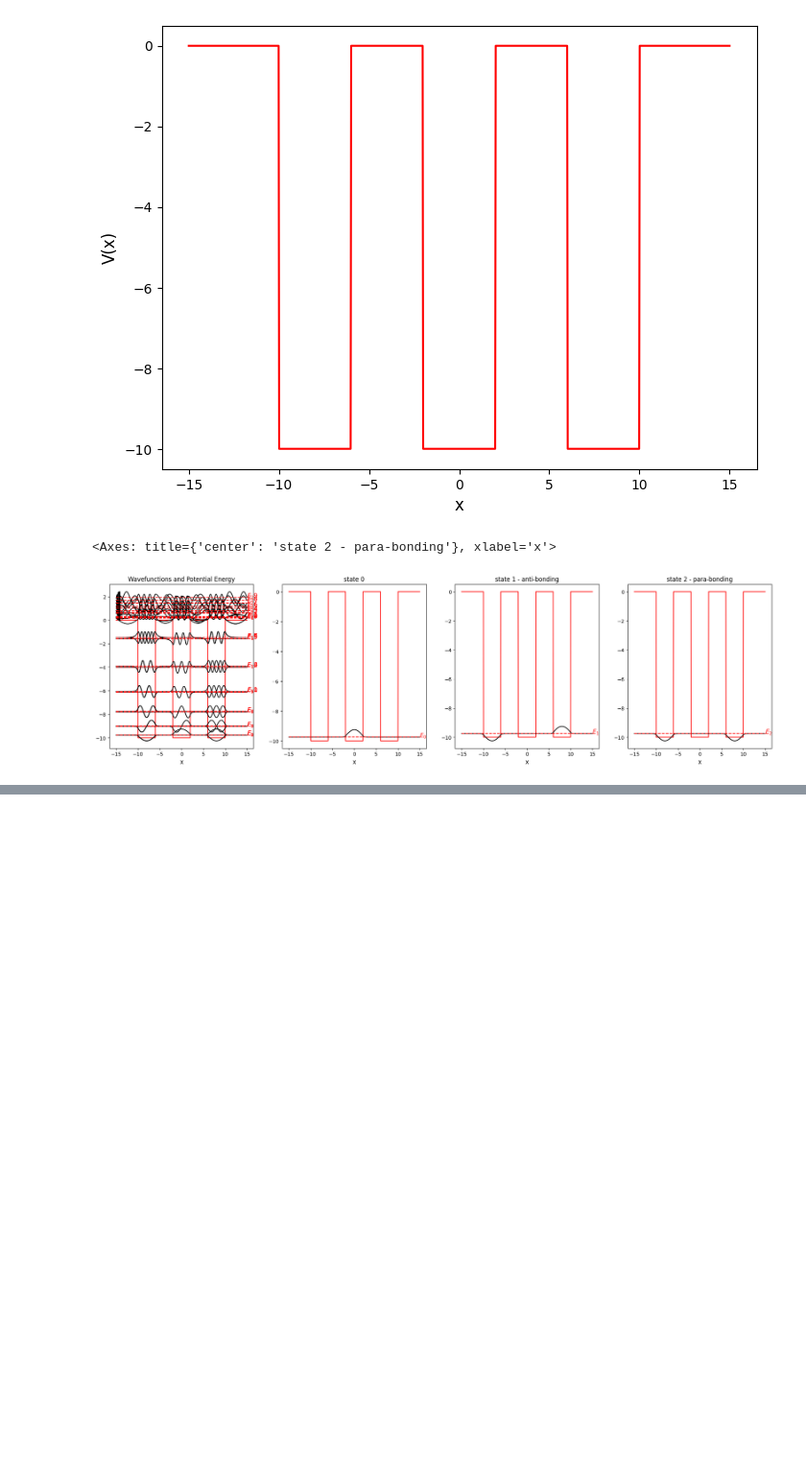
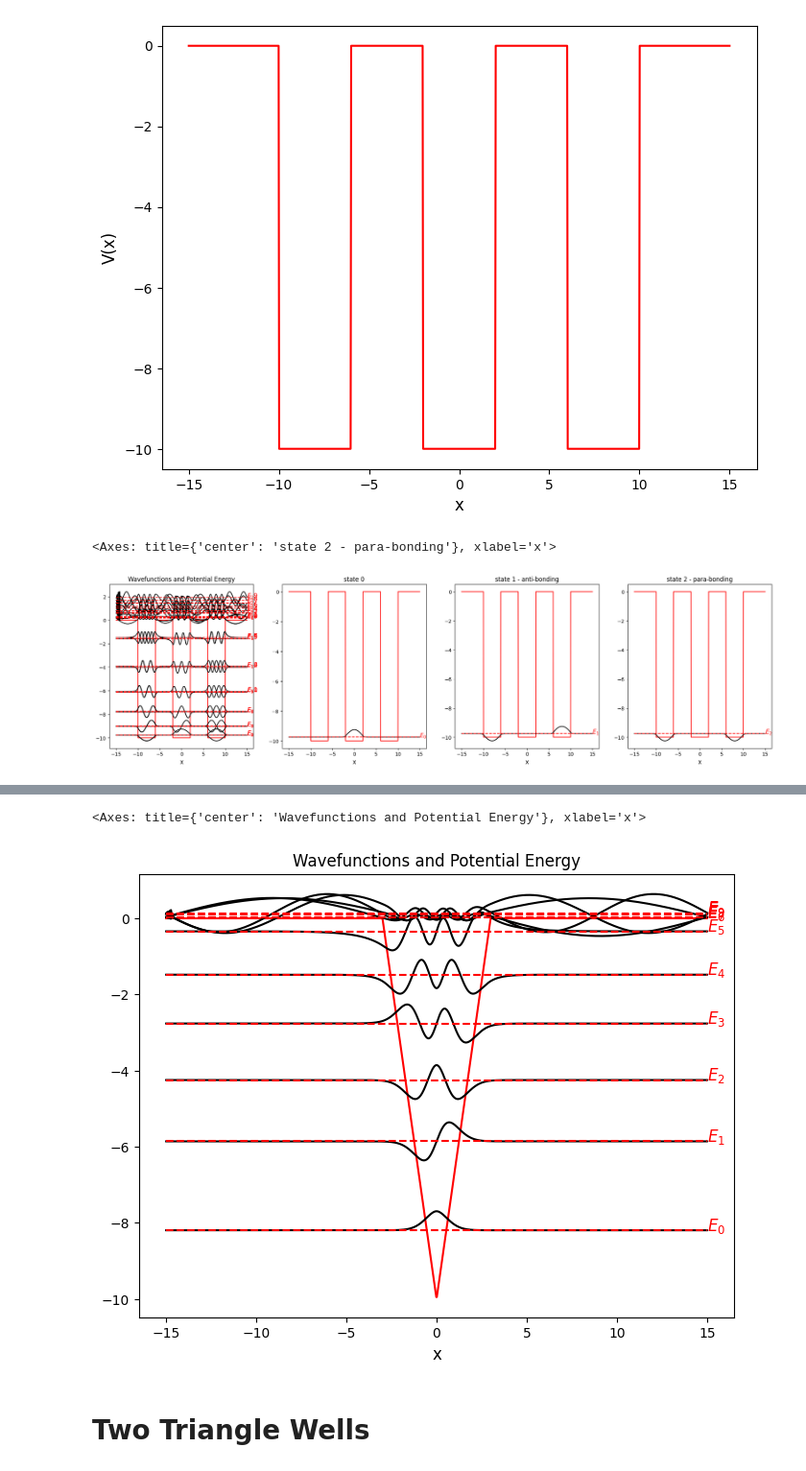
Before and after one commit to d04943016/PoissonSolver, a Jupyter notebook: notebook/Schrodinger 1D_cases/2. Finite Quantum Well.ipynb, the cells around one changed output, grey strips where cells are left out. Shown at 96% size. Drawn from its saved outputs; the diff is of its cells as text; code cells hidden in the pictures; blank space fills up the shorter version.

```diff
--- a/notebook/Schrodinger 1D_cases/2. Finite Quantum Well.ipynb
+++ b/notebook/Schrodinger 1D_cases/2. Finite Quantum Well.ipynb
@@ -129,0 +151,11 @@ solver1D.plot_wavefunctions_and_potential(x, [E[2]], [Psis[2]], V_fun(x), labels
+# %%
+""" solve and plot """
+E, Psis = solver1D.solve_Schrodinger_eq(x, V_fun, num_eigenvalues = 10, m=m, h_bar=h_bar)
+Psis = solver1D.normalize_psi_max(Psis, factors=0.5)
+
+solver1D.plot_wavefunctions_and_potential(x, E, Psis, V_fun(x), labels = [f'$E_{i}$' for i in range(E.size)])
+# %% [output]
+<Axes: title={'center': 'Wavefunctions and Potential Energy'}, xlabel='x'>
+[figure, added]
+# %% [markdown]
+# Two Triangle Wells
```
Also changed, not shown: parts of 23 cells of this notebook, 1 other file.
